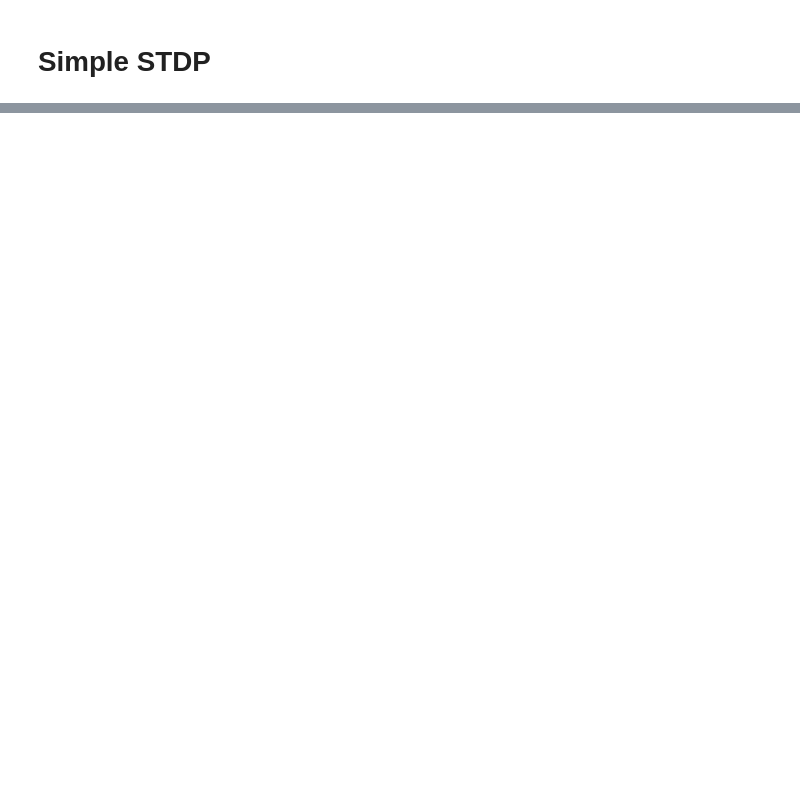
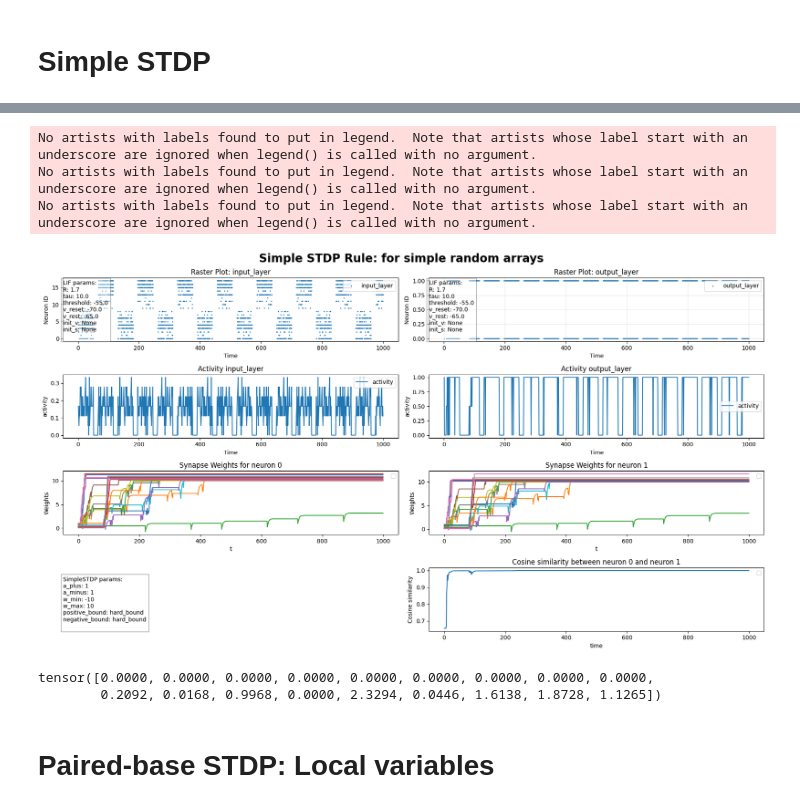
Before and after one commit to Amir-Entezari/neuroscience-mechanisms-between-neurons, a Jupyter notebook: playground.ipynb, the cells around one changed output, grey strips where cells are left out. Saved outputs shown, nothing was run; the diff lists cells and outputs as text; code cells hidden in the pictures; blank space fills up the shorter version.

```diff
--- a/playground.ipynb
+++ b/playground.ipynb
@@ -90,0 +132,52 @@ plt.show()
+# %%
+fig = plt.figure(figsize=(18, 10))
+
+# ng1.add_neuron_model_params_info(ax1, model_idx=7)
+
+ax1 = fig.add_subplot(4, 2, 1)  # 3 rows, 1 column, first plot
+input_layer.add_raster_plot(ax1, event_recorder_class=EventRecorder ,s=1)
+input_layer.add_neuron_model_params_info(ax1, model_behavior_class=LIF)
+
+ax2 = fig.add_subplot(4, 2, 2)  # 3 rows, 1 column, first plot
+ax2.grid(True, alpha=0.3)
+output_layer.add_raster_plot(ax2, EventRecorder, s=1)
+output_layer.add_neuron_model_params_info(ax2, model_behavior_class=LIF)
+
+ax3 = fig.add_subplot(4, 2, 3, sharex=ax1)  # 3 rows, 1 column, first plot
+input_layer.add_activity_plot(ax3, recorder_behavior_class=Recorder)
+
+
+ax4 = fig.add_subplot(4, 2, 4, sharex=ax1)  # 3 rows, 1 column, first plot
+output_layer.add_activity_plot(ax4,recorder_behavior_class=Recorder)
+
+ax5 = fig.add_subplot(4, 2, 5)
+syn_inp_out.add_weights_plot(ax5,recorder_behavior_class=Recorder, neuron_id=0)
+# ng_out.add_membrane_potential_plot(ax5, model_idx=6)
+
+ax6 = fig.add_subplot(4, 2, 6)
+syn_inp_out.add_weights_plot(ax6, recorder_behavior_class=Recorder, neuron_id=1)
+
+ax7 = fig.add_subplot(4, 2, 7)
+ax7.axis("off")
+syn_inp_out.add_learning_params_info(ax7, learning_behavior_class=SimpleSTDP)
+# syn_inp_out.add_synapses_params_info(ax7, synapse_behavior_class=WeightInitializer, text_x=0.22, text_y=0.49)
+
+ax8 = fig.add_subplot(4, 2, 8)
+syn_inp_out.add_cosine_similarity_plot(ax8,recorder_behavior_class=Recorder, neuron_1=0, neuron_2=1)
+
+fig.suptitle("Simple STDP Rule: for simple random arrays", fontsize=20, fontweight='bold')
+plt.tight_layout()
+# plt.savefig("report/plots/part2-large-array-stdp.pdf")
+plt.show()
+# %% [output]
+No artists with labels found to put in legend.  Note that artists whose label start with an underscore are ignored when legend() is called with no argument.
+No artists with labels found to put in legend.  Note that artists whose label start with an underscore are ignored when legend() is called with no argument.
+No artists with labels found to put in legend.  Note that artists whose label start with an underscore are ignored when legend() is called with no argument.
+[figure, added]
+# %%
+input_layer.trace
+# %% [output]
+tensor([0.0000, 0.0000, 0.0000, 0.0000, 0.0000, 0.0000, 0.0000, 0.0000, 0.0000,
+        0.2092, 0.0168, 0.9968, 0.0000, 2.3294, 0.0446, 1.6138, 1.8728, 1.1265])
+# %% [markdown]
+# Paired-base STDP: Local variables
```
Also changed, not shown: parts of 18 cells of this notebook.
